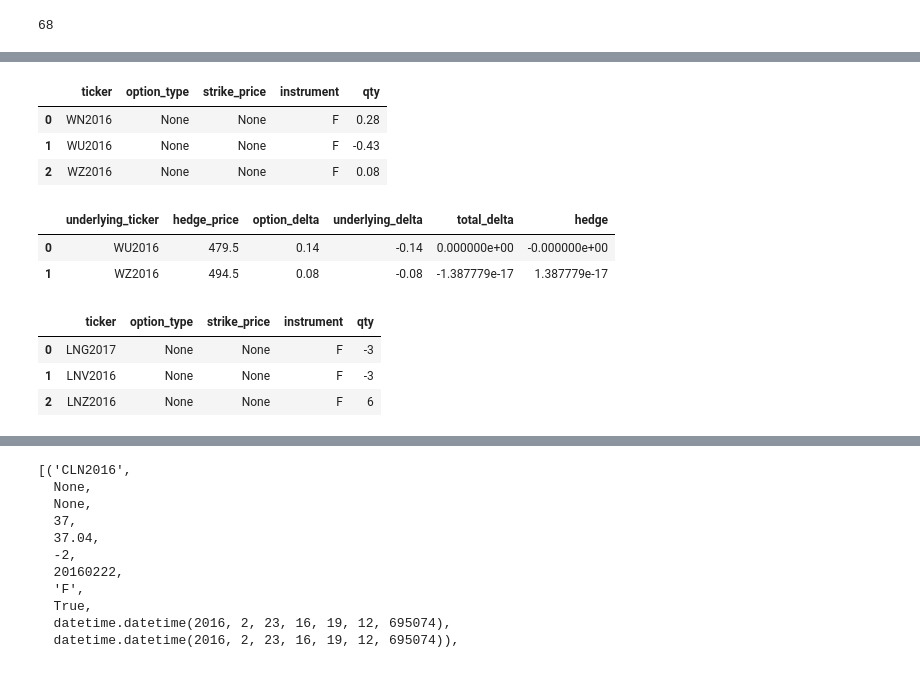
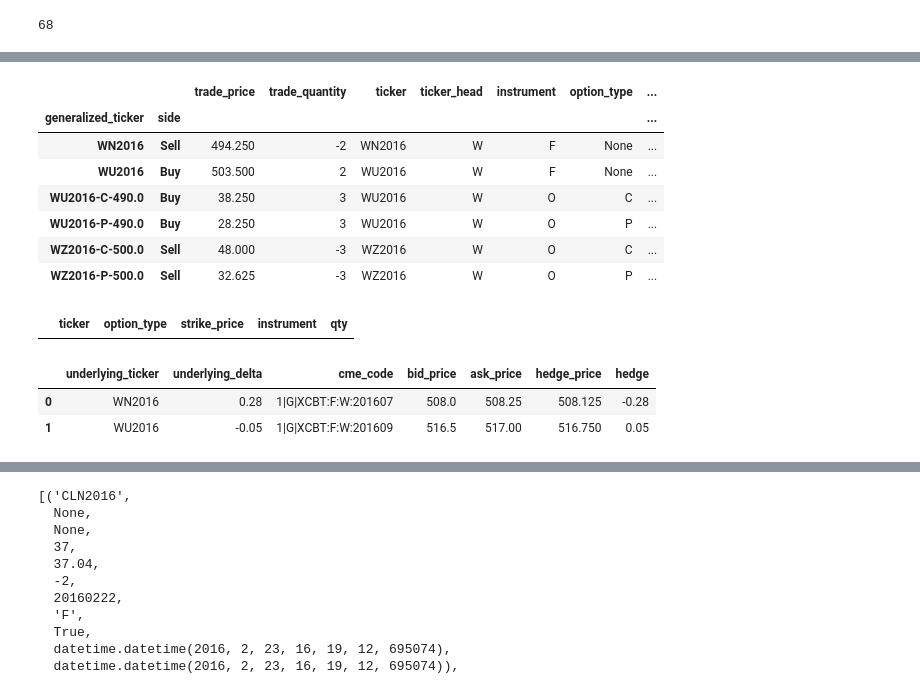
Before and after one commit to d0p34m1n3/repo_barbarossa, a Jupyter notebook: PycharmProjects/ta/trade_helper.ipynb, the cells around one changed output, grey strips where cells are left out. Saved outputs shown, nothing was run; the diff lists cells and outputs as text; code cells hidden in the pictures.

```diff
--- a/PycharmProjects/ta/trade_helper.ipynb
+++ b/PycharmProjects/ta/trade_helper.ipynb
@@ -31,25 +43,38 @@ tfl.load_tt_trades()
+# %%
+import ta.trade_fill_loader as tfl
+import pandas as pd
+formatted_output = tfl.get_formatted_cme_direct_fills()
+formatted_output['aggregate_trades']
+# %% [output]
+|  |  | trade_price | trade_quantity | ticker | ticker_head | instrument | option_type | ... |
+| generalized_ticker | side |  |  |  |  |  |  | ... |
+| WN2016 | Sell | 494.250 | -2 | WN2016 | W | F | None | ... |
+| WU2016 | Buy | 503.500 | 2 | WU2016 | W | F | None | ... |
+| WU2016-C-490.0 | Buy | 38.250 | 3 | WU2016 | W | O | C | ... |
+| WU2016-P-490.0 | Buy | 28.250 | 3 | WU2016 | W | O | P | ... |
+| WZ2016-C-500.0 | Sell | 48.000 | -3 | WZ2016 | W | O | C | ... |
+| WZ2016-P-500.0 | Sell | 32.625 | -3 | WZ2016 | W | O | P | ... |
 # %%
 
 #Daily Hedge
 
 import ta.strategy_hedger as sh
 import shared.calendar_utilities as cu
 import ta.strategy as tas
-#sh.strategy_hedge_report()
+sh.strategy_hedge_report()
 import ta.strategy as tas
 
-tas.get_net_position_4strategy_alias(alias='Delta',as_of_date=cu.get_doubledate())
+wuhu  = tas.get_net_position_4strategy_alias(alias='Delta',as_of_date=cu.get_doubledate())
+wuhu
 # %% [output]
 |  | ticker | option_type | strike_price | instrument | qty |
-| 0 | WN2016 | None | None | F | 0.28 |
-| 1 | WU2016 | None | None | F | -0.43 |
-| 2 | WZ2016 | None | None | F | 0.08 |
-# %%
-sh.get_hedge_4strategy(alias='WZ16U16VCS')
-# %% [output]
-|  | underlying_ticker | hedge_price | option_delta | underlying_delta | total_delta | hedge |
-| 0 | WU2016 | 479.5 | 0.14 | -0.14 | 0.000000e+00 | -0.000000e+00 |
-| 1 | WZ2016 | 494.5 | 0.08 | -0.08 | -1.387779e-17 | 1.387779e-17 |
+# %%
+import ta.strategy_hedger as sh
+sh.get_hedge_4strategy(alias='WN16U16VCS')
+# %% [output]
+|  | underlying_ticker | underlying_delta | cme_code | bid_price | ask_price | hedge_price | hedge |
+| 0 | WN2016 | 0.28 | 1|G|XCBT:F:W:201607 | 508.0 | 508.25 | 508.125 | -0.28 |
+| 1 | WU2016 | -0.05 | 1|G|XCBT:F:W:201609 | 516.5 | 517.00 | 516.750 | 0.05 |
 # %%
 import get_price.presave_price as psp
 psp.generate_and_update_futures_data_file_4tickerhead(ticker_head='B')
@@ -60,11 +85,3 @@ tapnl.close_strategy(alias='CLG2017H2017F2017G2017')
-# %%
-import ta.strategy as tas
-tas.get_net_position_4strategy_alias(alias='LNZ2016G2017V2016Z2016')
-# %% [output]
-|  | ticker | option_type | strike_price | instrument | qty |
-| 0 | LNG2017 | None | None | F | -3 |
-| 1 | LNV2016 | None | None | F | -3 |
-| 2 | LNZ2016 | None | None | F | 6 |
 # %%
 import ta.abn_position_reconciler as pr
 pr.reconcile_position()
```
Also changed, not shown: parts of 9 cells of this notebook, 17 other files.
